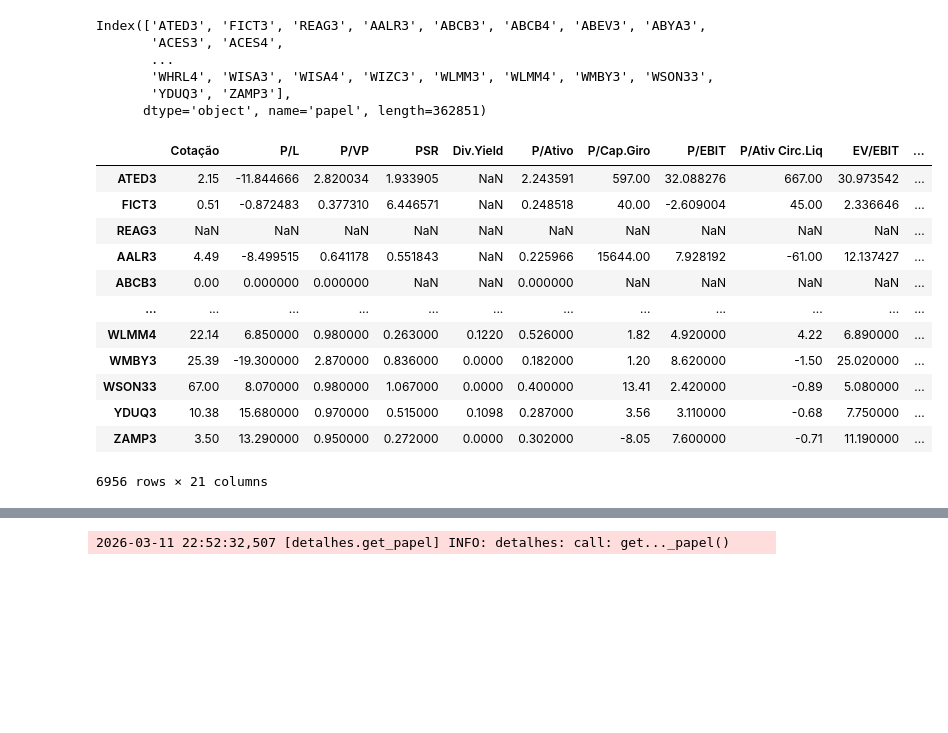
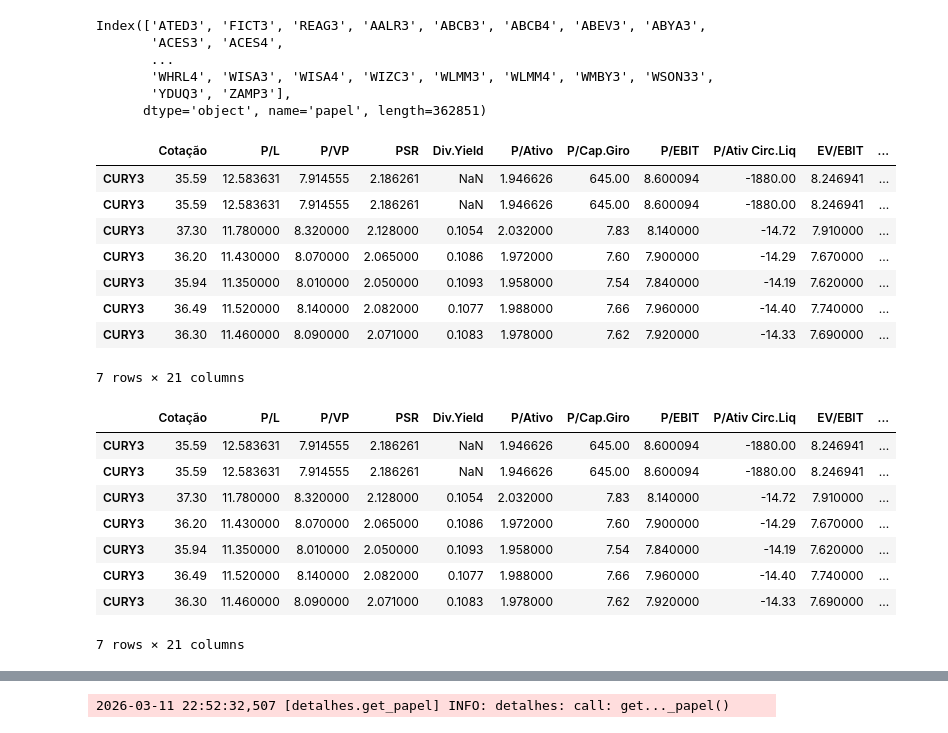
Before and after one commit to gusascorrea/magic_app, a Jupyter notebook: notebooks/testes.ipynb, the cells around one changed output, grey strips where cells are left out. Cells and saved outputs as stored; diff of their text form; code cells hidden in the pictures; blank space fills up the shorter version.

```diff
--- a/notebooks/testes.ipynb
+++ b/notebooks/testes.ipynb
@@ -124,22 +429,30 @@ Index(['ATED3', 'FICT3', 'REAG3', 'AALR3', 'ABCB3', 'ABCB4', 'ABEV3', 'ABYA3',
 # %%
 import pandas as pd
 df = pd.read_parquet('../data/fundamentus_data.parquet', engine = 'pyarrow')
 
-df
+df.loc[df.index == 'CURY3']
 # %% [output]
 |  | Cotação | P/L | P/VP | PSR | Div.Yield | P/Ativo | P/Cap.Giro | P/EBIT | P/Ativ Circ.Liq | EV/EBIT | ... |
-| ATED3 | 2.15 | -11.844666 | 2.820034 | 1.933905 | NaN | 2.243591 | 597.00 | 32.088276 | 667.00 | 30.973542 | ... |
-| FICT3 | 0.51 | -0.872483 | 0.377310 | 6.446571 | NaN | 0.248518 | 40.00 | -2.609004 | 45.00 | 2.336646 | ... |
-| REAG3 | NaN | NaN | NaN | NaN | NaN | NaN | NaN | NaN | NaN | NaN | ... |
-| AALR3 | 4.49 | -8.499515 | 0.641178 | 0.551843 | NaN | 0.225966 | 15644.00 | 7.928192 | -61.00 | 12.137427 | ... |
-| ABCB3 | 0.00 | 0.000000 | 0.000000 | NaN | NaN | 0.000000 | NaN | NaN | NaN | NaN | ... |
-| ... | ... | ... | ... | ... | ... | ... | ... | ... | ... | ... | ... |
-| WLMM4 | 22.14 | 6.850000 | 0.980000 | 0.263000 | 0.1220 | 0.526000 | 1.82 | 4.920000 | 4.22 | 6.890000 | ... |
-| WMBY3 | 25.39 | -19.300000 | 2.870000 | 0.836000 | 0.0000 | 0.182000 | 1.20 | 8.620000 | -1.50 | 25.020000 | ... |
-| WSON33 | 67.00 | 8.070000 | 0.980000 | 1.067000 | 0.0000 | 0.400000 | 13.41 | 2.420000 | -0.89 | 5.080000 | ... |
-| YDUQ3 | 10.38 | 15.680000 | 0.970000 | 0.515000 | 0.1098 | 0.287000 | 3.56 | 3.110000 | -0.68 | 7.750000 | ... |
-| ZAMP3 | 3.50 | 13.290000 | 0.950000 | 0.272000 | 0.0000 | 0.302000 | -8.05 | 7.600000 | -0.71 | 11.190000 | ... |
+| CURY3 | 35.59 | 12.583631 | 7.914555 | 2.186261 | NaN | 1.946626 | 645.00 | 8.600094 | -1880.00 | 8.246941 | ... |
+| CURY3 | 35.59 | 12.583631 | 7.914555 | 2.186261 | NaN | 1.946626 | 645.00 | 8.600094 | -1880.00 | 8.246941 | ... |
+| CURY3 | 37.30 | 11.780000 | 8.320000 | 2.128000 | 0.1054 | 2.032000 | 7.83 | 8.140000 | -14.72 | 7.910000 | ... |
+| CURY3 | 36.20 | 11.430000 | 8.070000 | 2.065000 | 0.1086 | 1.972000 | 7.60 | 7.900000 | -14.29 | 7.670000 | ... |
+| CURY3 | 35.94 | 11.350000 | 8.010000 | 2.050000 | 0.1093 | 1.958000 | 7.54 | 7.840000 | -14.19 | 7.620000 | ... |
+| CURY3 | 36.49 | 11.520000 | 8.140000 | 2.082000 | 0.1077 | 1.988000 | 7.66 | 7.960000 | -14.40 | 7.740000 | ... |
+| CURY3 | 36.30 | 11.460000 | 8.090000 | 2.071000 | 0.1083 | 1.978000 | 7.62 | 7.920000 | -14.33 | 7.690000 | ... |
-6956 rows × 21 columns
+7 rows × 21 columns
+# %%
+plot_df
+# %% [output]
+|  | Cotação | P/L | P/VP | PSR | Div.Yield | P/Ativo | P/Cap.Giro | P/EBIT | P/Ativ Circ.Liq | EV/EBIT | ... |
+| CURY3 | 35.59 | 12.583631 | 7.914555 | 2.186261 | NaN | 1.946626 | 645.00 | 8.600094 | -1880.00 | 8.246941 | ... |
+| CURY3 | 35.59 | 12.583631 | 7.914555 | 2.186261 | NaN | 1.946626 | 645.00 | 8.600094 | -1880.00 | 8.246941 | ... |
+| CURY3 | 37.30 | 11.780000 | 8.320000 | 2.128000 | 0.1054 | 2.032000 | 7.83 | 8.140000 | -14.72 | 7.910000 | ... |
+| CURY3 | 36.20 | 11.430000 | 8.070000 | 2.065000 | 0.1086 | 1.972000 | 7.60 | 7.900000 | -14.29 | 7.670000 | ... |
+| CURY3 | 35.94 | 11.350000 | 8.010000 | 2.050000 | 0.1093 | 1.958000 | 7.54 | 7.840000 | -14.19 | 7.620000 | ... |
+| CURY3 | 36.49 | 11.520000 | 8.140000 | 2.082000 | 0.1077 | 1.988000 | 7.66 | 7.960000 | -14.40 | 7.740000 | ... |
+| CURY3 | 36.30 | 11.460000 | 8.090000 | 2.071000 | 0.1083 | 1.978000 | 7.62 | 7.920000 | -14.33 | 7.690000 | ... |
+7 rows × 21 columns
 # %%
 import matplotlib.pyplot as plt
 
```
Also changed, not shown: parts of 9 cells of this notebook, 3 other files.
